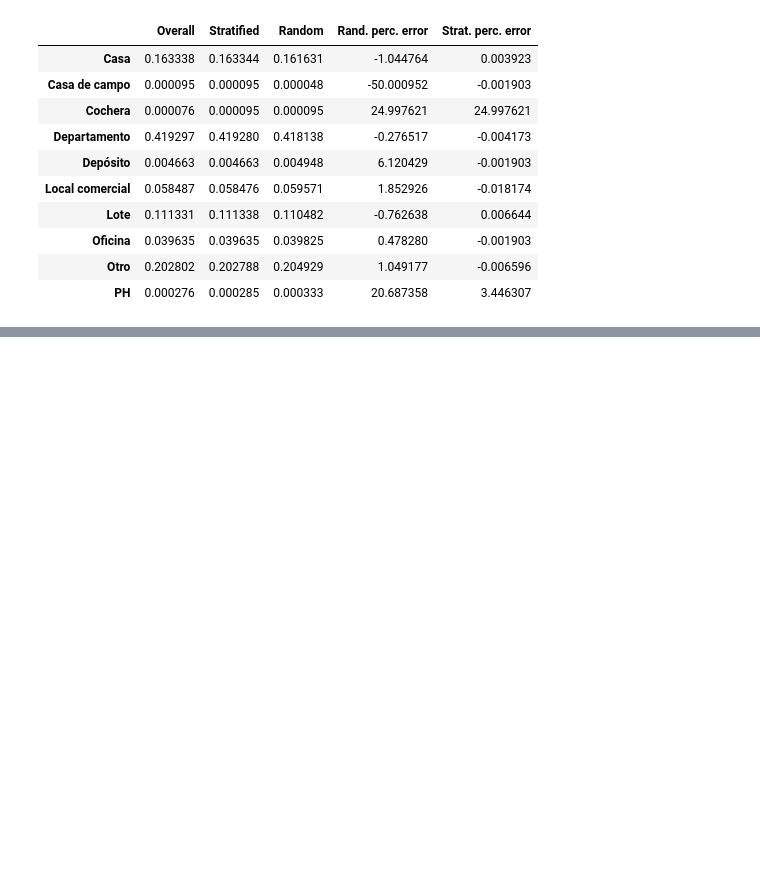
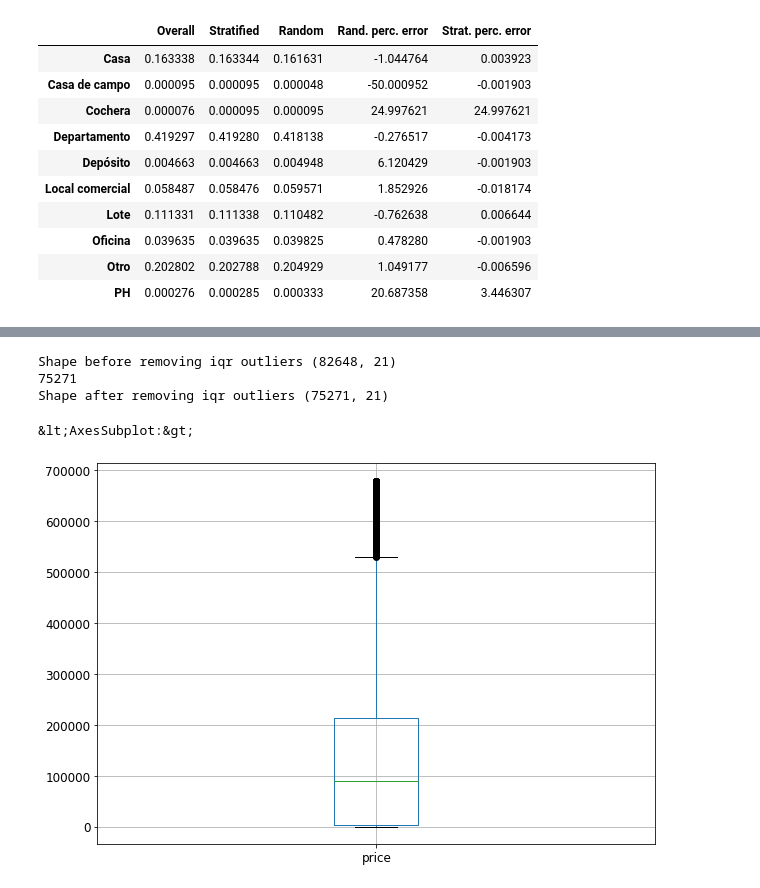
Before and after one commit to Benjacho/properati-ml-forecast, a Jupyter notebook: script.ipynb, the cells around one changed output, grey strips where cells are left out. Drawn from its saved outputs; the diff is of its cells as text; code cells hidden in the pictures; blank space fills up the shorter version.

Commit message:
Continuing doing some data cleaning and eda

```diff
--- a/script.ipynb
+++ b/script.ipynb
@@ -242,0 +217,3 @@ Concluding doing this comparison, we can see that when we use random sampling we
+# %%
+properati = strat_train_set.copy()
+properati
@@ -242,0 +234,14 @@ Concluding doing this comparison, we can see that when we use random sampling we
+# %%
+properati.nunique()
+
+def delete_single_values(data):
+    print(f'old dataframe shape {data.shape}')
+    num_unique_values = data.nunique()
+    to_del = [i for i, v in enumerate(num_unique_values) if v <= 1]
+    columns = data.columns[to_del]
+    print(f'Columns to del {columns}')
+    data = data.drop(columns, axis=1)
+    print(f'new dataframe shape {data.shape}')
+    return data
+
+properati = delete_single_values(properati)
@@ -242,0 +331,25 @@ Concluding doing this comparison, we can see that when we use random sampling we
+# %%
+from numpy import percentile
+def remove_interquartile_outlier(column, data):
+    data = data.dropna(subset=[column])
+    q25, q75 = percentile(data[column], 25), percentile(data[column], 75)
+    iqr = q75 - q25
+    cut_off = iqr * 1.5
+    lower, upper = q25 - cut_off, q75 + cut_off
+    print(f'Shape before removing iqr outliers {data.shape}')
+    outliers_removed = [x for x, v in enumerate(data[column]) if v >= lower and v <= upper]
+    print(len(outliers_removed))
+    data = data.iloc[outliers_removed]
+    print(f'Shape after removing iqr outliers {data.shape}')
+    return data
+
+properati = remove_interquartile_outlier('price', properati)
+# %% [output]
+Shape before removing iqr outliers (82648, 21)
+75271
+Shape after removing iqr outliers (75271, 21)
+# %%
+properati.boxplot(column=['price'], figsize=(10,7))
+# %% [output]
+&lt;AxesSubplot:&gt;
+[figure, added]
```
Also changed, not shown: parts of 31 cells of this notebook, 1 other file.
